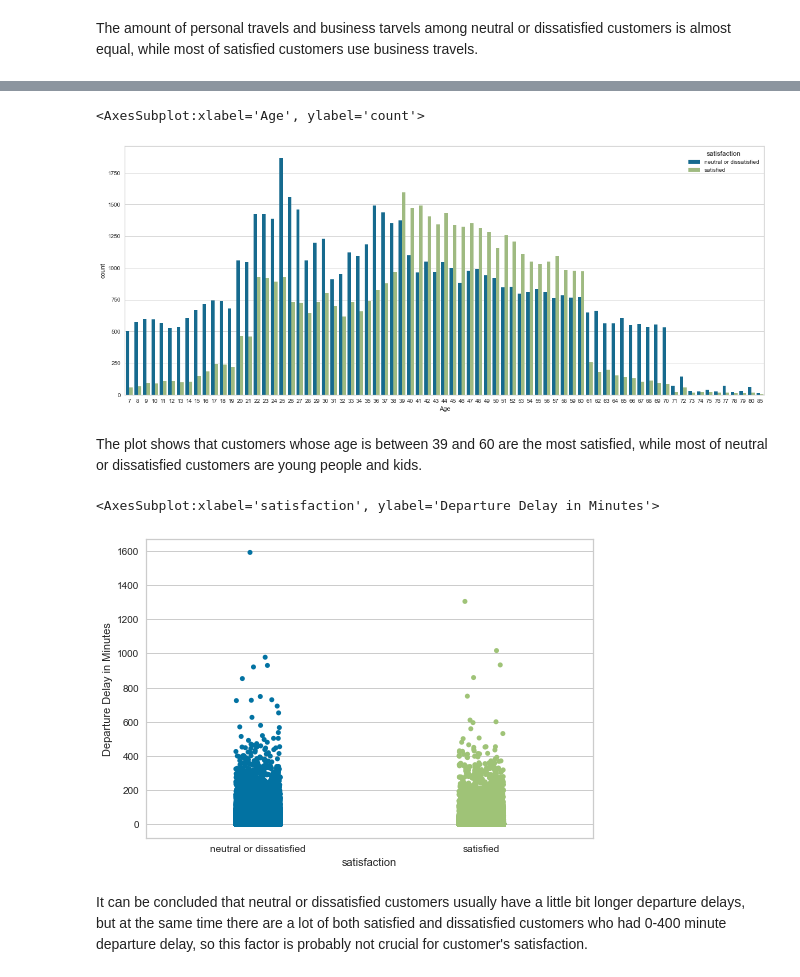
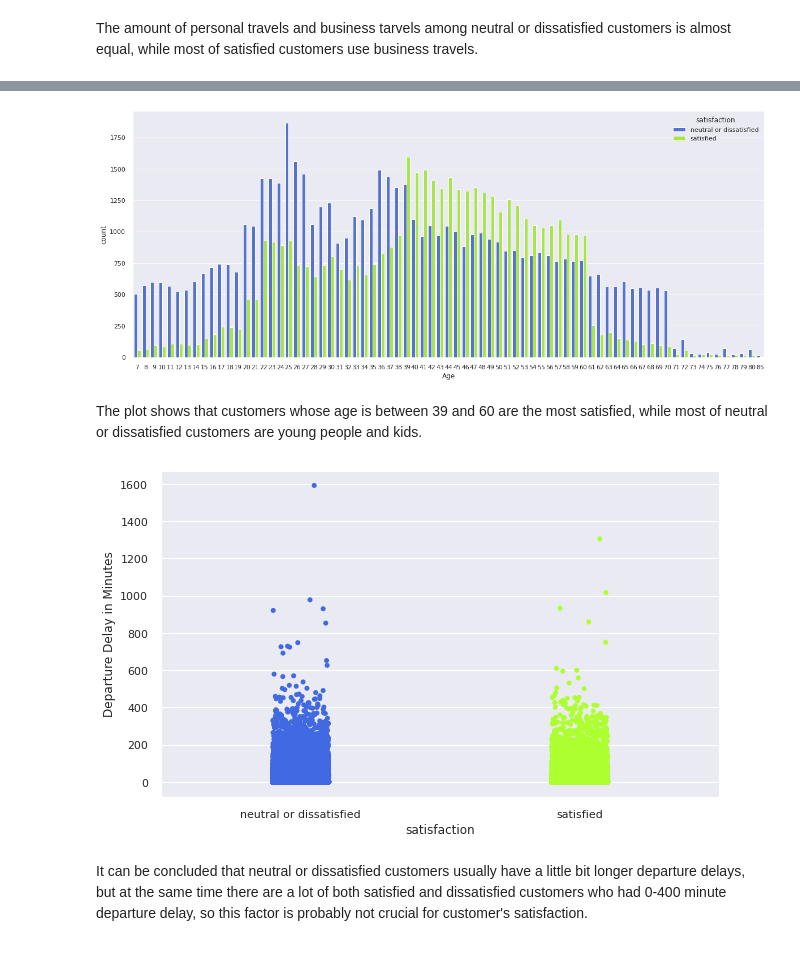
Before and after one commit to MaxTeselkin/Airline-Passenger-Satisfaction-Forecasting, a Jupyter notebook: Airline_Passenger_Satisfaction.ipynb, the cells around one changed output, grey strips where cells are left out. Drawn from its saved outputs; the diff is of its cells as text; code cells hidden in the pictures.

```diff
--- a/Airline_Passenger_Satisfaction.ipynb
+++ b/Airline_Passenger_Satisfaction.ipynb
@@ -97,8 +107,9 @@ import shap
 warnings.filterwarnings('ignore')
 # %%
 # loading data
-train_df = pd.read_csv('airline_train.csv', index_col='Unnamed: 0')
-train_df
+train_df = pd.read_csv('../input/airline-passenger-satisfaction/train.csv',
+                       index_col='Unnamed: 0')
+train_df.head()
 # %% [output]
 |  | id | Gender | Customer Type | Age | Type of Travel | Class | Flight Distance | ... |
 | 0 | 70172 | Male | Loyal Customer | 13 | Personal Travel | Eco Plus | 460 | ... |
@@ -125,3 +159,5 @@ Name: satisfaction, dtype: float64
 # %% [markdown]
 57% of customers in the dataset are neutral or dissatisfied, 43% are satisfied. There is no serious class imbalance.
+# %%
+sns.set(rc={'figure.figsize': (10, 6)})
 # %%
@@ -163,16 +214,17 @@ Most of neutral or dissatisfied customers travel eco class, while most of satisf
 # %%
 plt.figure(figsize=(20, 8))
-sns.countplot(x='Age', hue='satisfaction', data=train_df)
+sns.countplot(x='Age', hue='satisfaction', data=train_df, palette=['royalblue', 'greenyellow']);
 # %% [output]
-<AxesSubplot:xlabel='Age', ylabel='count'>
-[figure, old version]
+[figure, new version]
 # %% [markdown]
 The plot shows that customers whose age is between 39 and 60 are the most satisfied, while most of neutral or dissatisfied customers are young people and kids.
 # %%
-sns.stripplot(x='satisfaction', y='Departure Delay in Minutes', data=train_df)
+sns.stripplot(x='satisfaction',
+              y='Departure Delay in Minutes',
+              data=train_df,
+              palette=['royalblue', 'greenyellow']);
 # %% [output]
-<AxesSubplot:xlabel='satisfaction', ylabel='Departure Delay in Minutes'>
-[figure, old version]
+[figure, new version]
 # %% [markdown]
 It can be concluded that neutral or dissatisfied customers usually have a little bit longer departure delays, but at the same time there are a lot of both satisfied and dissatisfied customers who had 0-400 minute departure delay, so this factor is probably not crucial for customer's satisfaction.
 # %%
```
Also changed, not shown: parts of 87 cells of this notebook.
